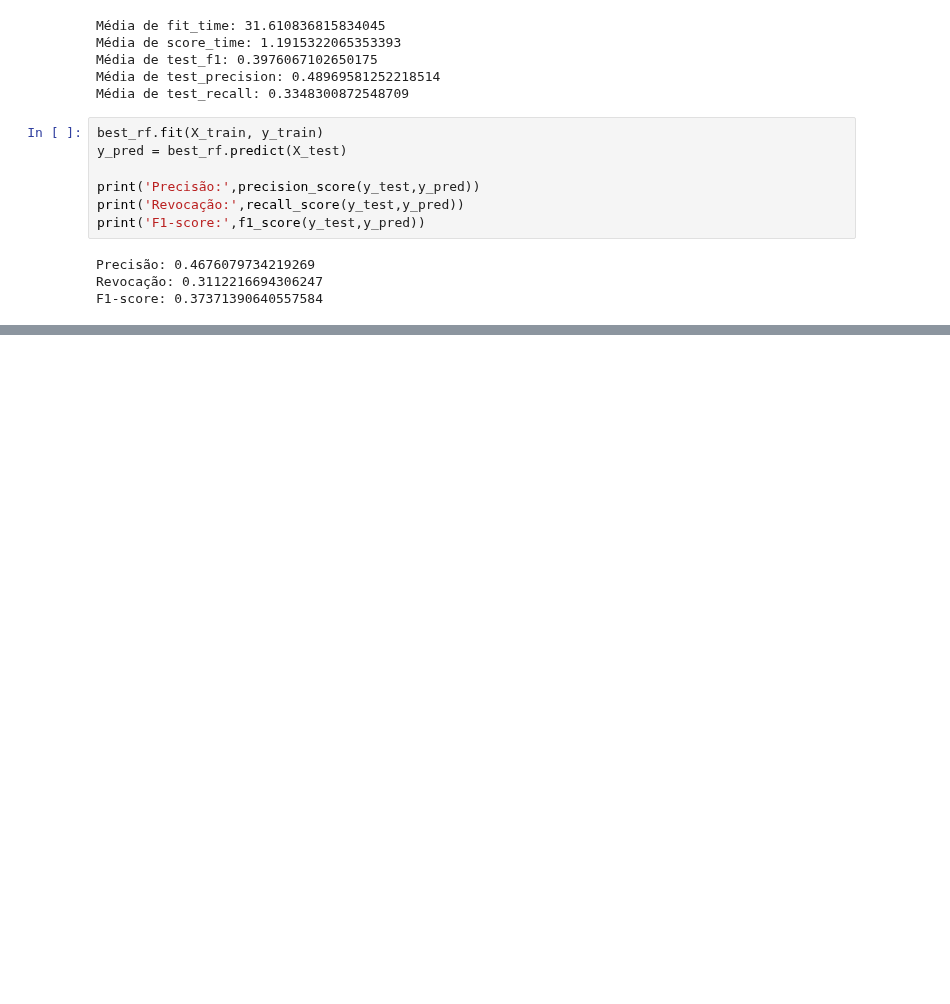
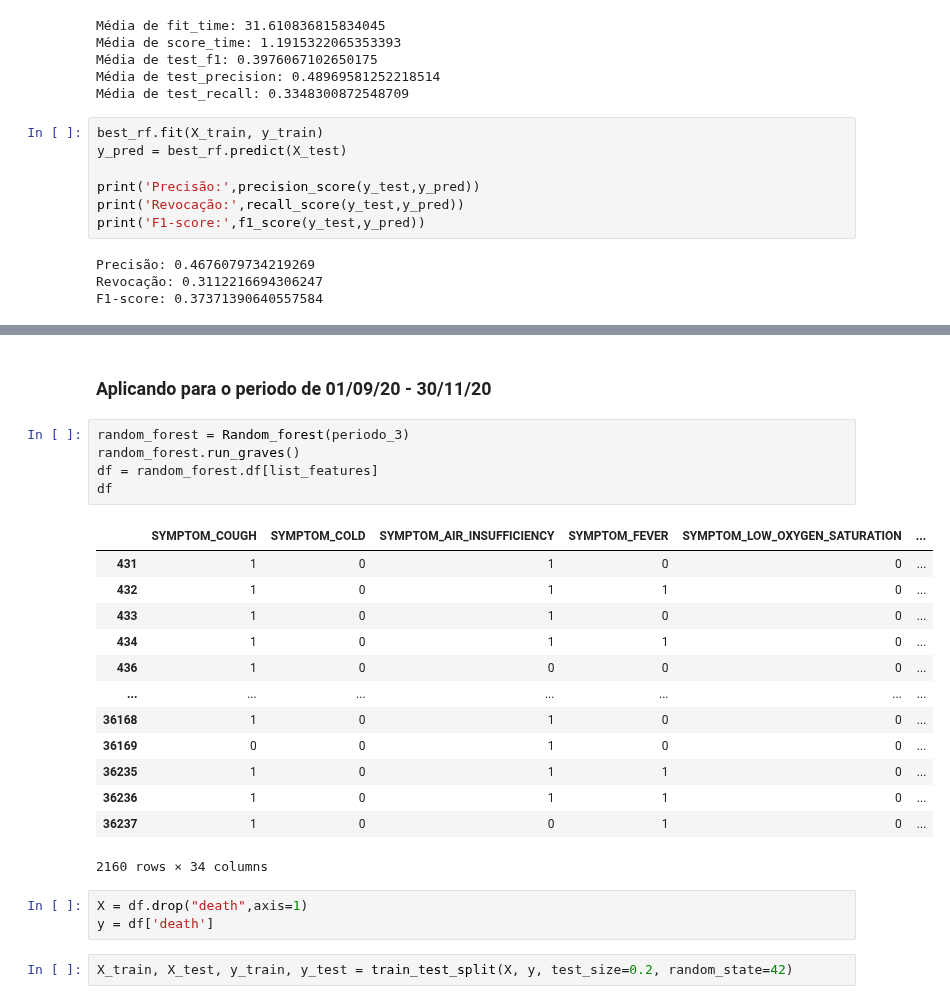
Before and after one commit to bielarnaud/Estudo_dados_de_covid, a Jupyter notebook: Codes/Random_forest.ipynb, the cells around one changed output, grey strips where cells are left out. Cells and saved outputs as stored; diff of their text form; blank space fills up the shorter version.

```diff
--- a/Codes/Random_forest.ipynb
+++ b/Codes/Random_forest.ipynb
@@ -128,0 +299,26 @@ F1-score: 0.37371390640557584
+# %% [markdown]
+### Aplicando para o periodo de 01/09/20 - 30/11/20
+# %%
+random_forest = Random_forest(periodo_3)
+random_forest.run_graves()
+df = random_forest.df[list_features]
+df
+# %% [output]
+|  | SYMPTOM_COUGH | SYMPTOM_COLD | SYMPTOM_AIR_INSUFFICIENCY | SYMPTOM_FEVER | SYMPTOM_LOW_OXYGEN_SATURATION | ... |
+| 431 | 1 | 0 | 1 | 0 | 0 | ... |
+| 432 | 1 | 0 | 1 | 1 | 0 | ... |
+| 433 | 1 | 0 | 1 | 0 | 0 | ... |
+| 434 | 1 | 0 | 1 | 1 | 0 | ... |
+| 436 | 1 | 0 | 0 | 0 | 0 | ... |
+| ... | ... | ... | ... | ... | ... | ... |
+| 36168 | 1 | 0 | 1 | 0 | 0 | ... |
+| 36169 | 0 | 0 | 1 | 0 | 0 | ... |
+| 36235 | 1 | 0 | 1 | 1 | 0 | ... |
+| 36236 | 1 | 0 | 1 | 1 | 0 | ... |
+| 36237 | 1 | 0 | 0 | 1 | 0 | ... |
+2160 rows × 34 columns
+# %%
+X = df.drop("death",axis=1)
+y = df['death']
+# %%
+X_train, X_test, y_train, y_test = train_test_split(X, y, test_size=0.2, random_state=42)
```
Also changed, not shown: parts of 42 cells of this notebook, 1 other file.
